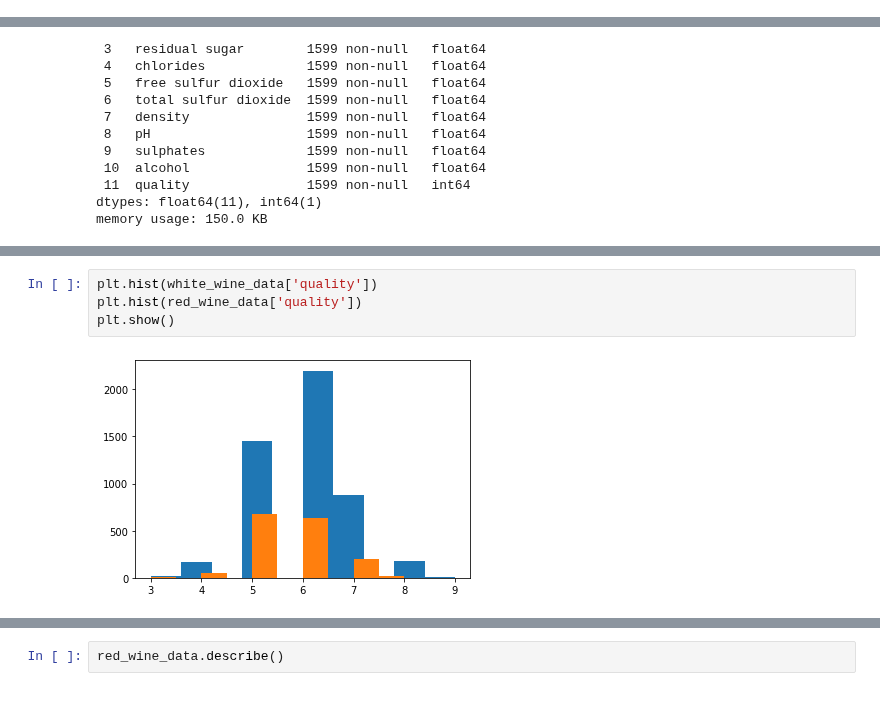
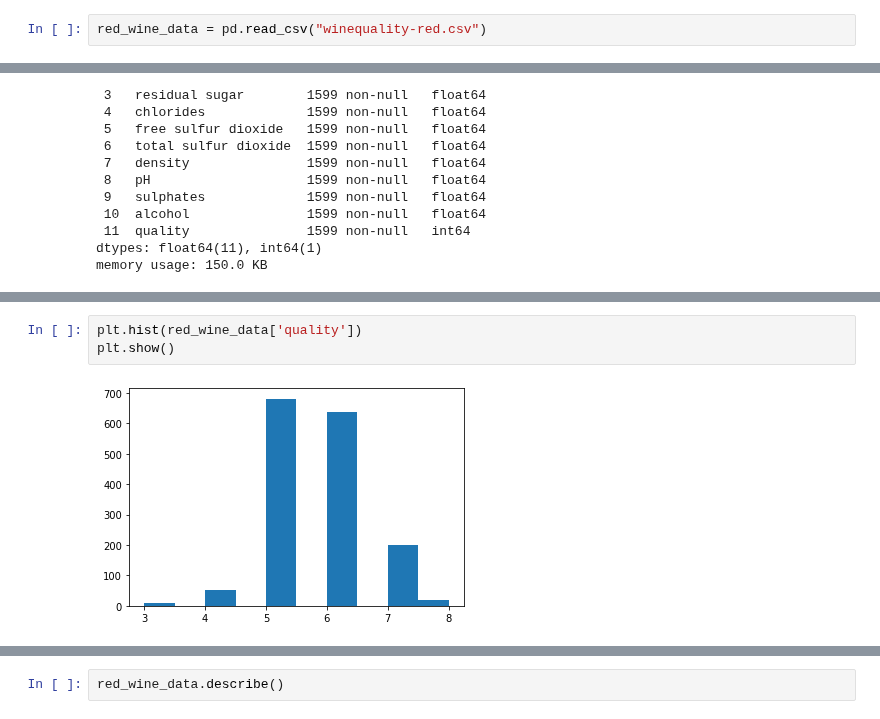
Before and after one commit to hpnightowl/Owlsbooks, a Jupyter notebook: wine.ipynb, the cells around one changed output, grey strips where cells are left out. Drawn from its saved outputs; the diff is of its cells as text.

```diff
--- a/wine.ipynb
+++ b/wine.ipynb
@@ -12,3 +7,5 @@ white_wine_data = pd.read_csv("https://archive.ics.uci.edu/ml/machine-learning-d
+# %%
+red_wine_data = pd.read_csv("winequality-red.csv")
 # %%
 red_wine_data.head()
 # %% [output]
@@ -74,6 +40,5 @@ memory usage: 459.3 KB
 # %%
-plt.hist(white_wine_data['quality'])
 plt.hist(red_wine_data['quality'])
 plt.show()
 # %% [output]
-[figure, old version]
+[figure, new version]
```
Also changed, not shown: parts of 18 cells of this notebook.
